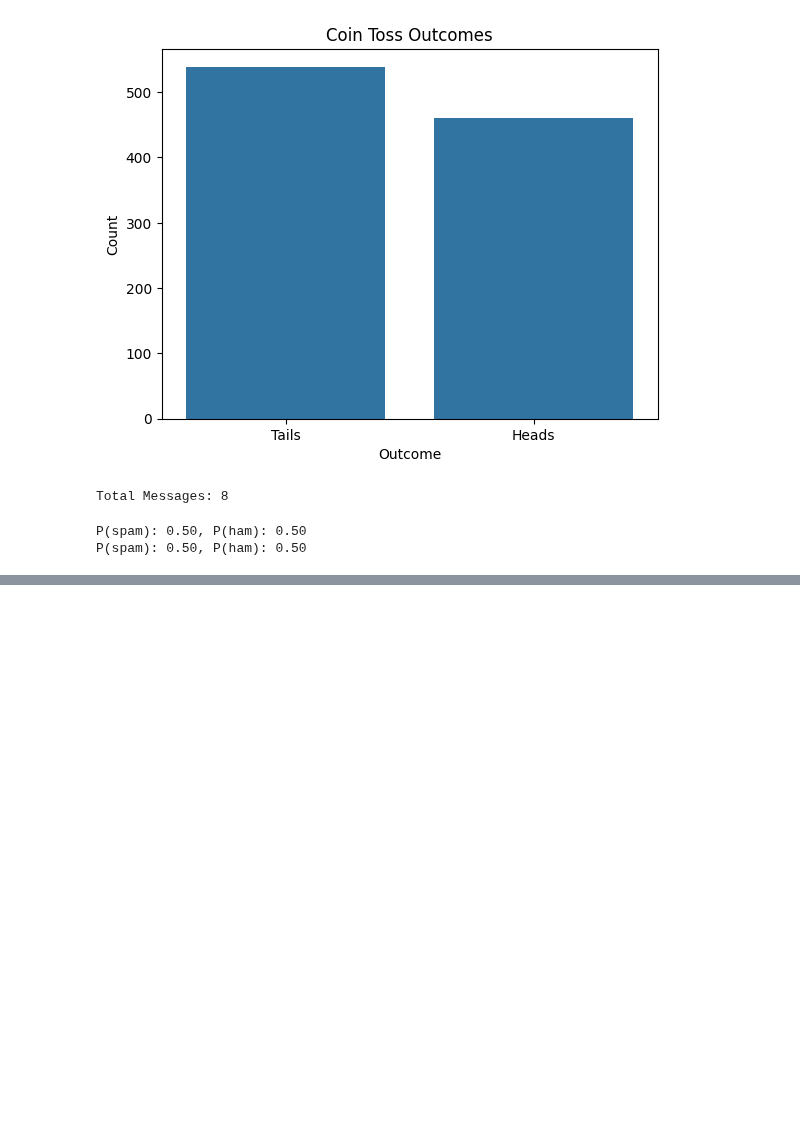
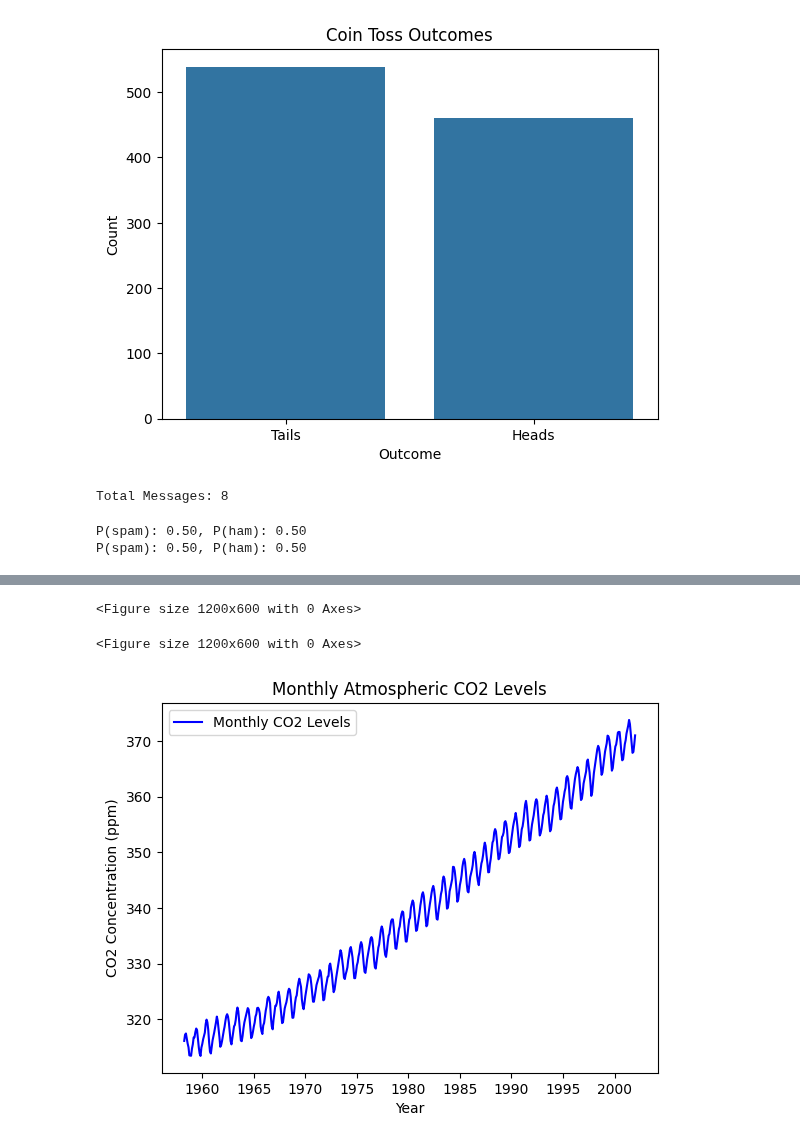
Before and after one commit to gmkumar1988/PythonPractise, a Jupyter notebook: AppliedPredictive.ipynb, the cells around one changed output, grey strips where cells are left out. Cells and saved outputs as stored; diff of their text form; code cells hidden in the pictures; blank space fills up the shorter version.

```diff
--- a/AppliedPredictive.ipynb
+++ b/AppliedPredictive.ipynb
@@ -603,0 +619,20 @@ V = len(vocab)
+# %%
+co2_weekly = sm.datasets.co2.load_pandas().data
+# %%
+co2_monthly = co2_weekly['co2'].resample('M').mean()
+# %%
+co2_series = co2_monthly.interpolate()
+# %%
+plt.figure(figsize=(12, 6))
+# %% [output]
+<Figure size 1200x600 with 0 Axes>
+<Figure size 1200x600 with 0 Axes>
+# %%
+plt.plot(co2_series, label='Monthly CO2 Levels', color='blue')
+plt.title('Monthly Atmospheric CO2 Levels')
+plt.xlabel('Year')
+plt.ylabel('CO2 Concentration (ppm)')
+plt.legend()
+plt.show()
+# %% [output]
+[figure, added]
```
Also changed, not shown: parts of 56 cells of this notebook, 2 other files.
